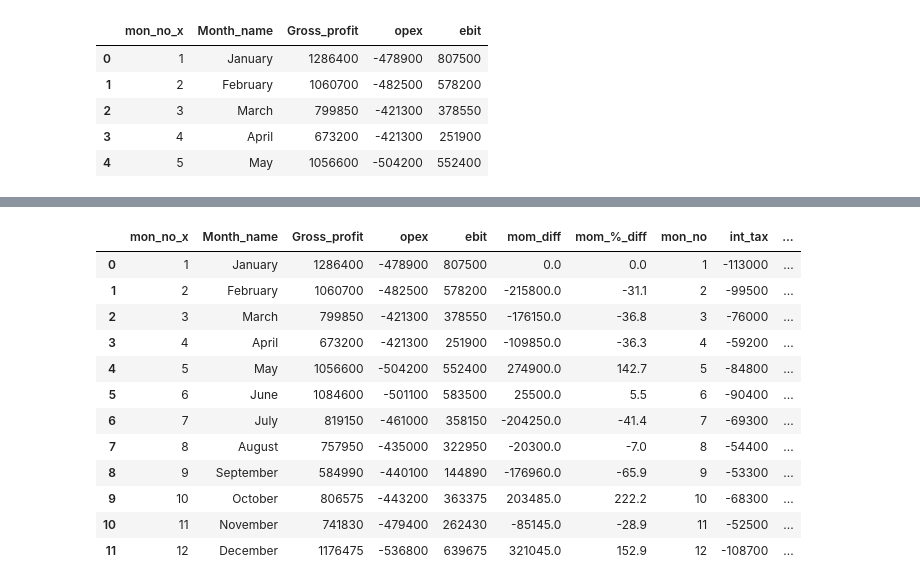
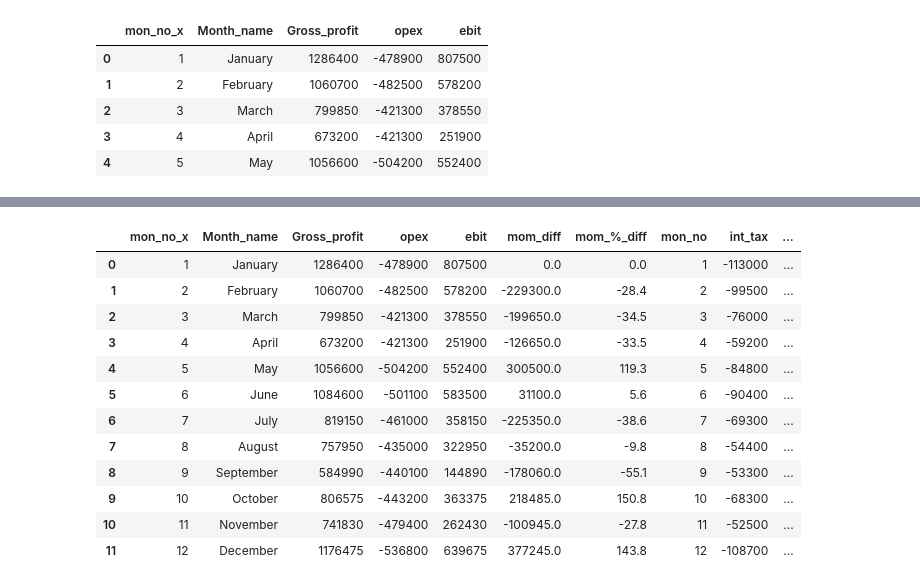
Before and after one commit to djibril968/Python_projects, a Jupyter notebook: Onyx_Financial_Analysis.ipynb, the cells around one changed output, grey strips where cells are left out. Cells and saved outputs as stored; diff of their text form; code cells hidden in the pictures.

```diff
--- a/Onyx_Financial_Analysis.ipynb
+++ b/Onyx_Financial_Analysis.ipynb
@@ -985,41 +985,41 @@ Name: count, dtype: int64
 # %%
 #Net profit calculation
 
 int_tax_ext = trend_exp_extract.loc[trend_exp_extract['Expense_subgroup'] == 'Interest and tax', ['mon_no', 'Month_name', 'Amount']]
 int_tax_ext
 
 int_tax_by_mon = int_tax_ext.groupby(['mon_no','Month_name'])['Amount'].sum().reset_index(name= 'int_tax').sort_values('mon_no', ascending = True)
 int_tax_by_mon
 
 #tax and ebit merge
 
 net_prof_cal = ebit_by_mon.merge(int_tax_by_mon, on= 'Month_name', how = 'left')
 net_prof_cal
 
 #now we calculate the net profit
 
 net_prof_cal['net_profit'] = net_prof_cal['ebit'] + net_prof_cal['int_tax']
 net_prof_cal
 
 #Now we calculate the month over month change in net profit
 
-net_prof_cal['mom_diff'] = net_prof_cal['net_profit'] - net_prof_cal['net_profit'].shift(1)
-net_prof_cal['mom_%_diff'] = net_prof_cal['net_profit'].pct_change().round(3)*100
+net_prof_cal['net_mom_diff'] = net_prof_cal['net_profit'] - net_prof_cal['net_profit'].shift(1)
+net_prof_cal['net_mom_%_diff'] = net_prof_cal['net_profit'].pct_change().round(3)*100
 
 net_prof_cal.fillna(0, inplace= True)
 
 net_prof_cal
 # %% [output]
 |  | mon_no_x | Month_name | Gross_profit | opex | ebit | mom_diff | mom_%_diff | mon_no | int_tax | ... |
 | 0 | 1 | January | 1286400 | -478900 | 807500 | 0.0 | 0.0 | 1 | -113000 | ... |
-| 1 | 2 | February | 1060700 | -482500 | 578200 | -215800.0 | -31.1 | 2 | -99500 | ... |
-| 2 | 3 | March | 799850 | -421300 | 378550 | -176150.0 | -36.8 | 3 | -76000 | ... |
-| 3 | 4 | April | 673200 | -421300 | 251900 | -109850.0 | -36.3 | 4 | -59200 | ... |
-| 4 | 5 | May | 1056600 | -504200 | 552400 | 274900.0 | 142.7 | 5 | -84800 | ... |
-| 5 | 6 | June | 1084600 | -501100 | 583500 | 25500.0 | 5.5 | 6 | -90400 | ... |
-| 6 | 7 | July | 819150 | -461000 | 358150 | -204250.0 | -41.4 | 7 | -69300 | ... |
-| 7 | 8 | August | 757950 | -435000 | 322950 | -20300.0 | -7.0 | 8 | -54400 | ... |
-| 8 | 9 | September | 584990 | -440100 | 144890 | -176960.0 | -65.9 | 9 | -53300 | ... |
-| 9 | 10 | October | 806575 | -443200 | 363375 | 203485.0 | 222.2 | 10 | -68300 | ... |
-| 10 | 11 | November | 741830 | -479400 | 262430 | -85145.0 | -28.9 | 11 | -52500 | ... |
-| 11 | 12 | December | 1176475 | -536800 | 639675 | 321045.0 | 152.9 | 12 | -108700 | ... |
+| 1 | 2 | February | 1060700 | -482500 | 578200 | -229300.0 | -28.4 | 2 | -99500 | ... |
+| 2 | 3 | March | 799850 | -421300 | 378550 | -199650.0 | -34.5 | 3 | -76000 | ... |
+| 3 | 4 | April | 673200 | -421300 | 251900 | -126650.0 | -33.5 | 4 | -59200 | ... |
+| 4 | 5 | May | 1056600 | -504200 | 552400 | 300500.0 | 119.3 | 5 | -84800 | ... |
+| 5 | 6 | June | 1084600 | -501100 | 583500 | 31100.0 | 5.6 | 6 | -90400 | ... |
+| 6 | 7 | July | 819150 | -461000 | 358150 | -225350.0 | -38.6 | 7 | -69300 | ... |
+| 7 | 8 | August | 757950 | -435000 | 322950 | -35200.0 | -9.8 | 8 | -54400 | ... |
+| 8 | 9 | September | 584990 | -440100 | 144890 | -178060.0 | -55.1 | 9 | -53300 | ... |
+| 9 | 10 | October | 806575 | -443200 | 363375 | 218485.0 | 150.8 | 10 | -68300 | ... |
+| 10 | 11 | November | 741830 | -479400 | 262430 | -100945.0 | -27.8 | 11 | -52500 | ... |
+| 11 | 12 | December | 1176475 | -536800 | 639675 | 377245.0 | 143.8 | 12 | -108700 | ... |
```
